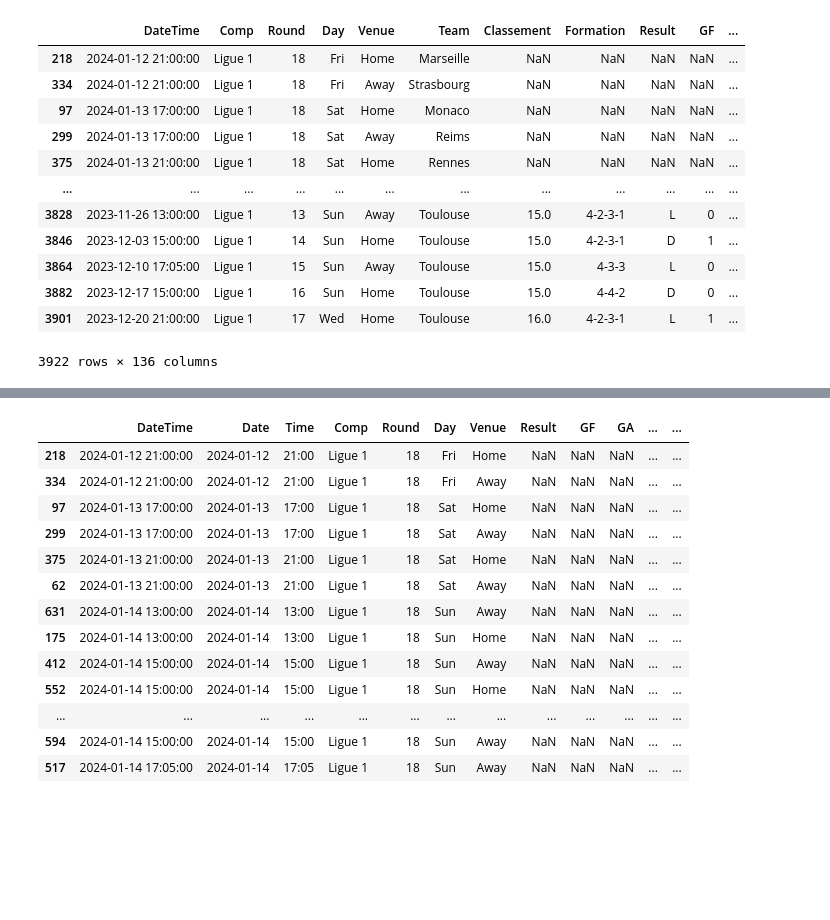
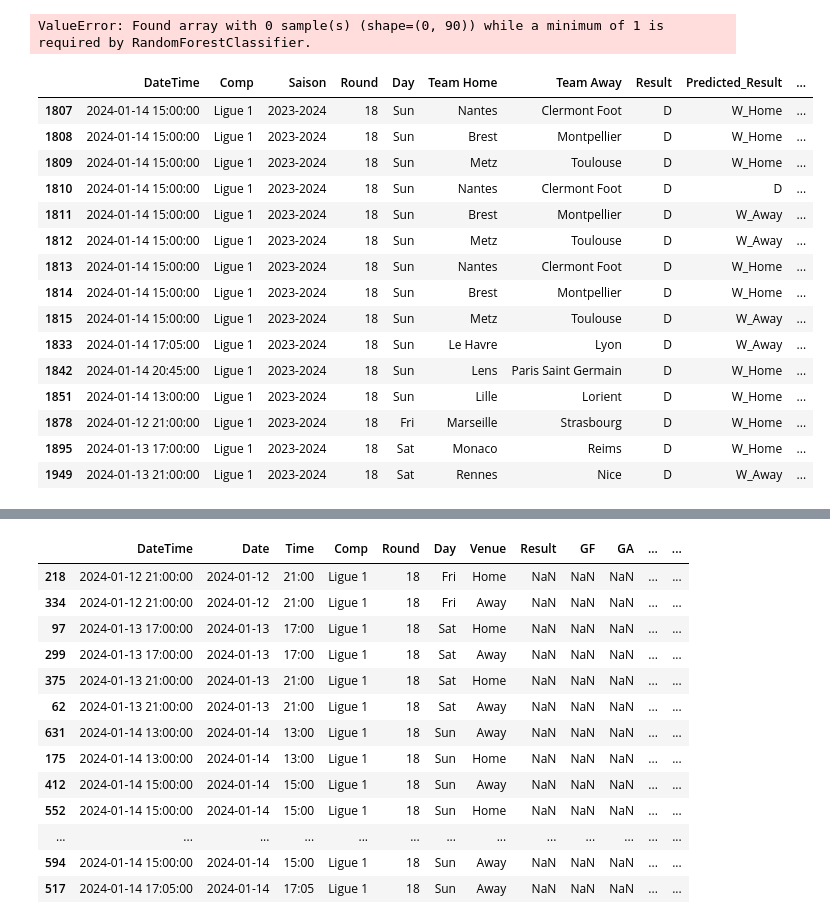
Before and after one commit to alexandreviard/Ligue1Predictor, a Jupyter notebook: Fbref_alex/script.ipynb, the cells around one changed output, grey strips where cells are left out. Cells and saved outputs as stored; diff of their text form; code cells hidden in the pictures; blank space fills up the shorter version.

```diff
--- a/Fbref_alex/script.ipynb
+++ b/Fbref_alex/script.ipynb
@@ -227,0 +57,3 @@ resultat = pd.concat([a, b], sort=False)
+# %%
+B = pd.read_csv("/home/onyxia/work/Projet-python/Fbref_alex/SOCCER_241223.csv", index_col=0)
+C = pd.read_csv("/home/onyxia/work/Projet-python/Fbref_alex/recup_matchweek.csv", index_col=0)
@@ -227,0 +69,15 @@ resultat = pd.concat([a, b], sort=False)
+# %%
+from datetime import datetime
+
+ajd = datetime.now()
+
+B = preprocess_initial(B, mapping_equipe=mapping_equipe)
+C = preprocess_initial(C, mapping_equipe)
+B = renommer_colonnes(B)
+C = renommer_colonnes(C)
+B = columns_to_keep(B)
+C = columns_to_keep(C)
+B = preprocess_variables(B)
+resultat = pd.concat([C, B], sort=False).reset_index(drop= True)
+resultat = preparation_model(resultat)
+resultat = preprocess_data(resultat)
@@ -228,18 +99,23 @@ resultat = pd.concat([a, b], sort=False)
+# %%
+resultat = modelisation(resultat, cutoff_date=ajd)
+# %% [output]
+ValueError: Found array with 0 sample(s) (shape=(0, 90)) while a minimum of 1 is required by RandomForestClassifier.
 # %%
-resultat = affichage_colonne(resultat)
+resultat[resultat["Predicted_Result"].notna()]
+# %% [output]
+|  | DateTime | Comp | Saison | Round | Day | Team Home | Team Away | Result | Predicted_Result | ... |
+| 1807 | 2024-01-14 15:00:00 | Ligue 1 | 2023-2024 | 18 | Sun | Nantes | Clermont Foot | D | W_Home | ... |
+| 1808 | 2024-01-14 15:00:00 | Ligue 1 | 2023-2024 | 18 | Sun | Brest | Montpellier | D | W_Home | ... |
+| 1809 | 2024-01-14 15:00:00 | Ligue 1 | 2023-2024 | 18 | Sun | Metz | Toulouse | D | W_Home | ... |
+| 1810 | 2024-01-14 15:00:00 | Ligue 1 | 2023-2024 | 18 | Sun | Nantes | Clermont Foot | D | D | ... |
+| 1811 | 2024-01-14 15:00:00 | Ligue 1 | 2023-2024 | 18 | Sun | Brest | Montpellier | D | W_Away | ... |
+| 1812 | 2024-01-14 15:00:00 | Ligue 1 | 2023-2024 | 18 | Sun | Metz | Toulouse | D | W_Away | ... |
+| 1813 | 2024-01-14 15:00:00 | Ligue 1 | 2023-2024 | 18 | Sun | Nantes | Clermont Foot | D | W_Home | ... |
+| 1814 | 2024-01-14 15:00:00 | Ligue 1 | 2023-2024 | 18 | Sun | Brest | Montpellier | D | W_Home | ... |
+| 1815 | 2024-01-14 15:00:00 | Ligue 1 | 2023-2024 | 18 | Sun | Metz | Toulouse | D | W_Away | ... |
+| 1833 | 2024-01-14 17:05:00 | Ligue 1 | 2023-2024 | 18 | Sun | Le Havre | Lyon | D | W_Away | ... |
+| 1842 | 2024-01-14 20:45:00 | Ligue 1 | 2023-2024 | 18 | Sun | Lens | Paris Saint Germain | D | W_Home | ... |
+| 1851 | 2024-01-14 13:00:00 | Ligue 1 | 2023-2024 | 18 | Sun | Lille | Lorient | D | W_Home | ... |
+| 1878 | 2024-01-12 21:00:00 | Ligue 1 | 2023-2024 | 18 | Fri | Marseille | Strasbourg | D | W_Home | ... |
+| 1895 | 2024-01-13 17:00:00 | Ligue 1 | 2023-2024 | 18 | Sat | Monaco | Reims | D | W_Home | ... |
+| 1949 | 2024-01-13 21:00:00 | Ligue 1 | 2023-2024 | 18 | Sat | Rennes | Nice | D | W_Away | ... |
-# %%
-resultat
-# %% [output]
-|  | DateTime | Comp | Round | Day | Venue | Team | Classement | Formation | Result | GF | ... |
-| 218 | 2024-01-12 21:00:00 | Ligue 1 | 18 | Fri | Home | Marseille | NaN | NaN | NaN | NaN | ... |
-| 334 | 2024-01-12 21:00:00 | Ligue 1 | 18 | Fri | Away | Strasbourg | NaN | NaN | NaN | NaN | ... |
-| 97 | 2024-01-13 17:00:00 | Ligue 1 | 18 | Sat | Home | Monaco | NaN | NaN | NaN | NaN | ... |
-| 299 | 2024-01-13 17:00:00 | Ligue 1 | 18 | Sat | Away | Reims | NaN | NaN | NaN | NaN | ... |
-| 375 | 2024-01-13 21:00:00 | Ligue 1 | 18 | Sat | Home | Rennes | NaN | NaN | NaN | NaN | ... |
-| ... | ... | ... | ... | ... | ... | ... | ... | ... | ... | ... | ... |
-| 3828 | 2023-11-26 13:00:00 | Ligue 1 | 13 | Sun | Away | Toulouse | 15.0 | 4-2-3-1 | L | 0 | ... |
-| 3846 | 2023-12-03 15:00:00 | Ligue 1 | 14 | Sun | Home | Toulouse | 15.0 | 4-2-3-1 | D | 1 | ... |
-| 3864 | 2023-12-10 17:05:00 | Ligue 1 | 15 | Sun | Away | Toulouse | 15.0 | 4-3-3 | L | 0 | ... |
-| 3882 | 2023-12-17 15:00:00 | Ligue 1 | 16 | Sun | Home | Toulouse | 15.0 | 4-4-2 | D | 0 | ... |
-| 3901 | 2023-12-20 21:00:00 | Ligue 1 | 17 | Wed | Home | Toulouse | 16.0 | 4-2-3-1 | L | 1 | ... |
-3922 rows × 136 columns
```
Also changed, not shown: parts of 29 cells of this notebook, 6 other files.
